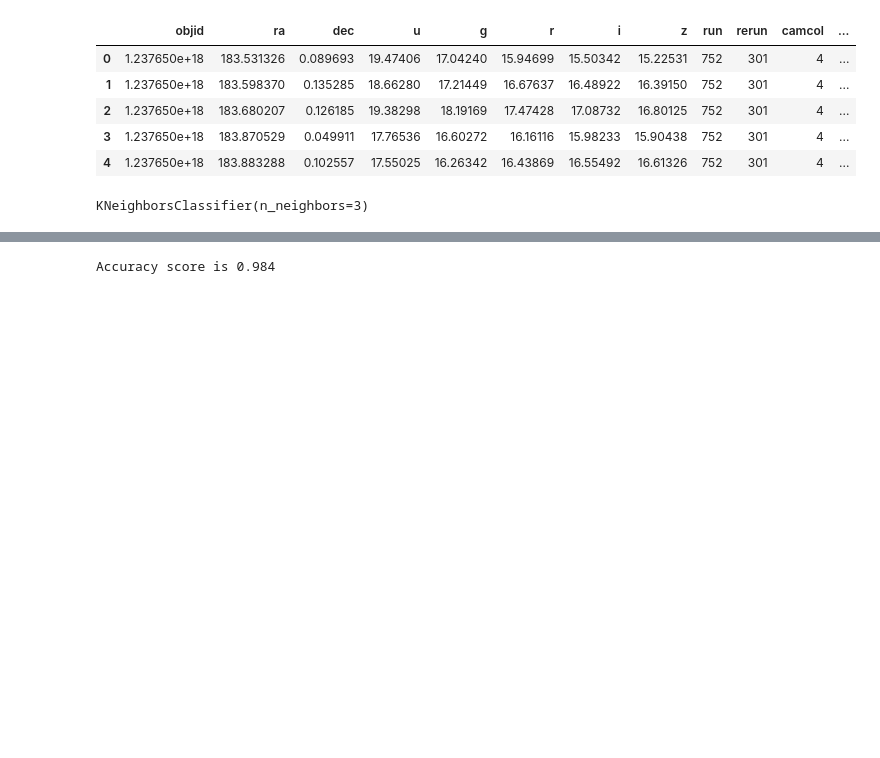
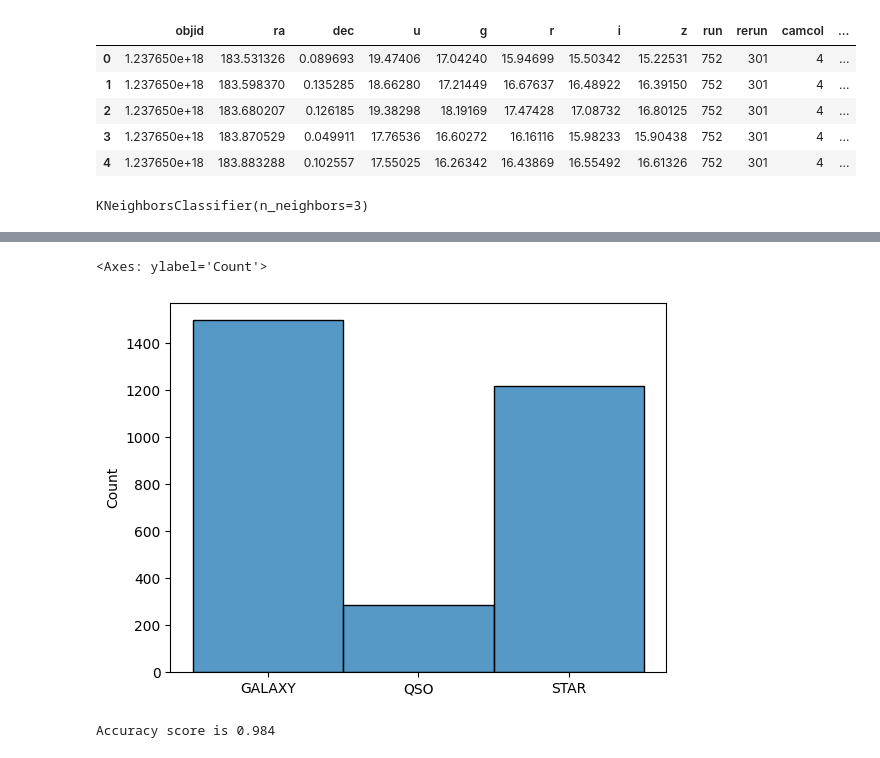
Before and after one commit to gadosanjos/CSCI-164, a Jupyter notebook: 2-classificationModels/2.5/lab.ipynb, the cells around one changed output, grey strips where cells are left out. Drawn from its saved outputs; the diff is of its cells as text; code cells hidden in the pictures; blank space fills up the shorter version.

```diff
--- a/2-classificationModels/2.5/lab.ipynb
+++ b/2-classificationModels/2.5/lab.ipynb
@@ -50,3 +62,8 @@ y_pred = skySurveyKnn.predict(X_test)
+# %%
+sns.histplot(np.ravel(y_test))#actual data
+# %% [output]
+<Axes: ylabel='Count'>
+[figure, added]
 # %%
 # Calculate accuracy score
 score = skySurveyKnn.score(X_test, np.ravel(y_test))
```
Also changed, not shown: parts of 3 cells of this notebook, 28 other files.
